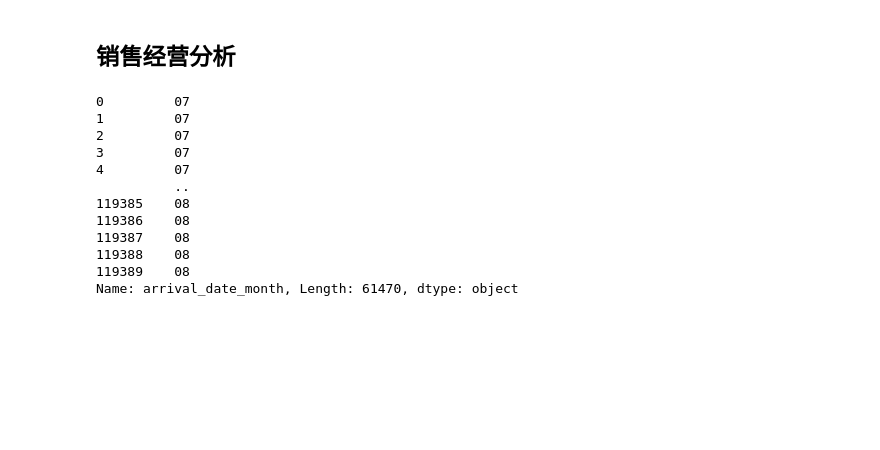
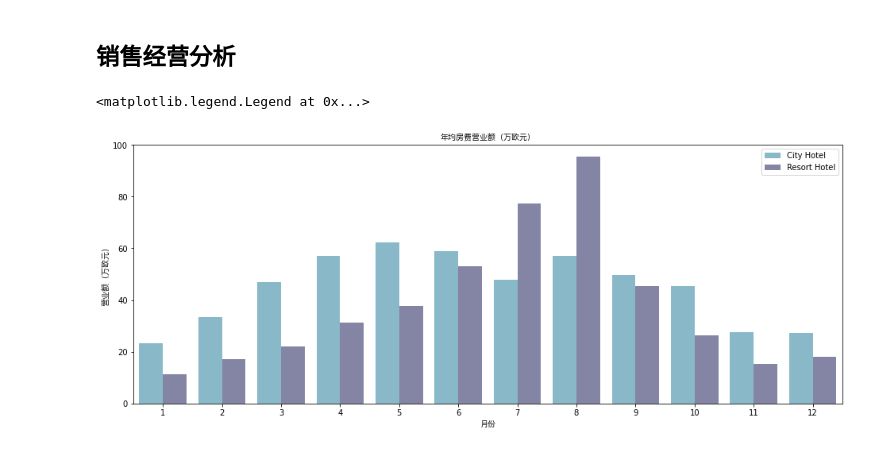
Before and after one commit to wym123/bi_project, a Jupyter notebook: project/酒店数据分析.ipynb, the cells around one changed output. Cells and saved outputs as stored; diff of their text form; code cells hidden in the pictures; blank space fills up the shorter version.

```diff
--- a/project/酒店数据分析.ipynb
+++ b/project/酒店数据分析.ipynb
@@ -162,9 +162,9 @@ warnings.filterwarnings("ignore")
 
 # 设置中文字体类型
 # Mac
-# my_font = font_manager.FontProperties(fname='/System/Library/Fonts/PingFang.ttc',size=10)
+my_font = font_manager.FontProperties(fname='/System/Library/Fonts/PingFang.ttc',size=10)
 # Windows
-my_font = font_manager.FontProperties(fname=r'C:\Windows\Fonts\simsun.ttc',size=10)
+# my_font = font_manager.FontProperties(fname=r'C:\Windows\Fonts\simsun.ttc',size=10)
 # 使用中文字体显示
 plt.rcParams["font.sans-serif"] = "PingFang"
 # 正常显示负数
@@ -551,18 +551,38 @@ Text(0, 0.5, '预定量')
 # %%
 # adr列为平均每日收费，住宿期间的所有交易费用之和/住宿晚数
 nocancel_data["total_price"] = nocancel_data["total_nights"]*nocancel_data["adr"]
-
 # 计算每个月的销售总额，groupby聚合arrival_date_month
+revenue_data = nocancel_data.groupby(["arrival_date_month","hotel"],as_index=False).agg({"total_price":"sum"})
-# %% [output]
-0         07
-1         07
-2         07
-3         07
-4         07
-          ..
-119385    08
-119386    08
-119387    08
-119388    08
-119389    08
-Name: arrival_date_month, Length: 61470, dtype: object
+# %%
+# 将revenue_data的arrival_date_month这一列进行排序,原本月份是字符串，建议改为int
+revenue_data["arrival_date_month"] = revenue_data["arrival_date_month"].map({
+    "1":1,
+    "2":2,
+    "3":3,
+    "4":4,
+    "5":5,
+    "6":6,
+    "7":7,
+    "8":8,
+    "9":9,
+    "10":10,
+    "11":11,
+    "12":12
+})
+
+revenue_data=revenue_data.sort_values("arrival_date_month")
+
+# revenue_data中7、8月份的数据被算了3次，其余月份被算了2次，我们计算平均值并进行万元级转化
+revenue_data.loc[(revenue_data["arrival_date_month"]==7)|(revenue_data["arrival_date_month"]==8),"total_price"] /= 30000
+revenue_data.loc[~((revenue_data["arrival_date_month"]==7)|(revenue_data["arrival_date_month"]==8)),"total_price"] /= 20000
+# 利用sns.barplot画图，data=revenue_data,x="arrival_date_month",y="total_price",hue="hotel",palette = "ocean_r",alpha=0.5
+# plt.figure,plt.title,plt.xlabel,plt.ylabel,plt.legend,plt.show()
+plt.figure(figsize=(16,6))
+sns.barplot(data=revenue_data,x="arrival_date_month",y="total_price",hue="hotel",palette="ocean_r",alpha=0.5)
+plt.title("年均房费营业额（万欧元）",fontproperties=my_font)
+plt.xlabel("月份",fontproperties=my_font)
+plt.ylabel("营业额（万欧元）",fontproperties=my_font)
+plt.legend()
+# %% [output]
+<matplotlib.legend.Legend at 0x...>
+[figure, added]
```
Also changed, not shown: parts of 8 cells of this notebook.
